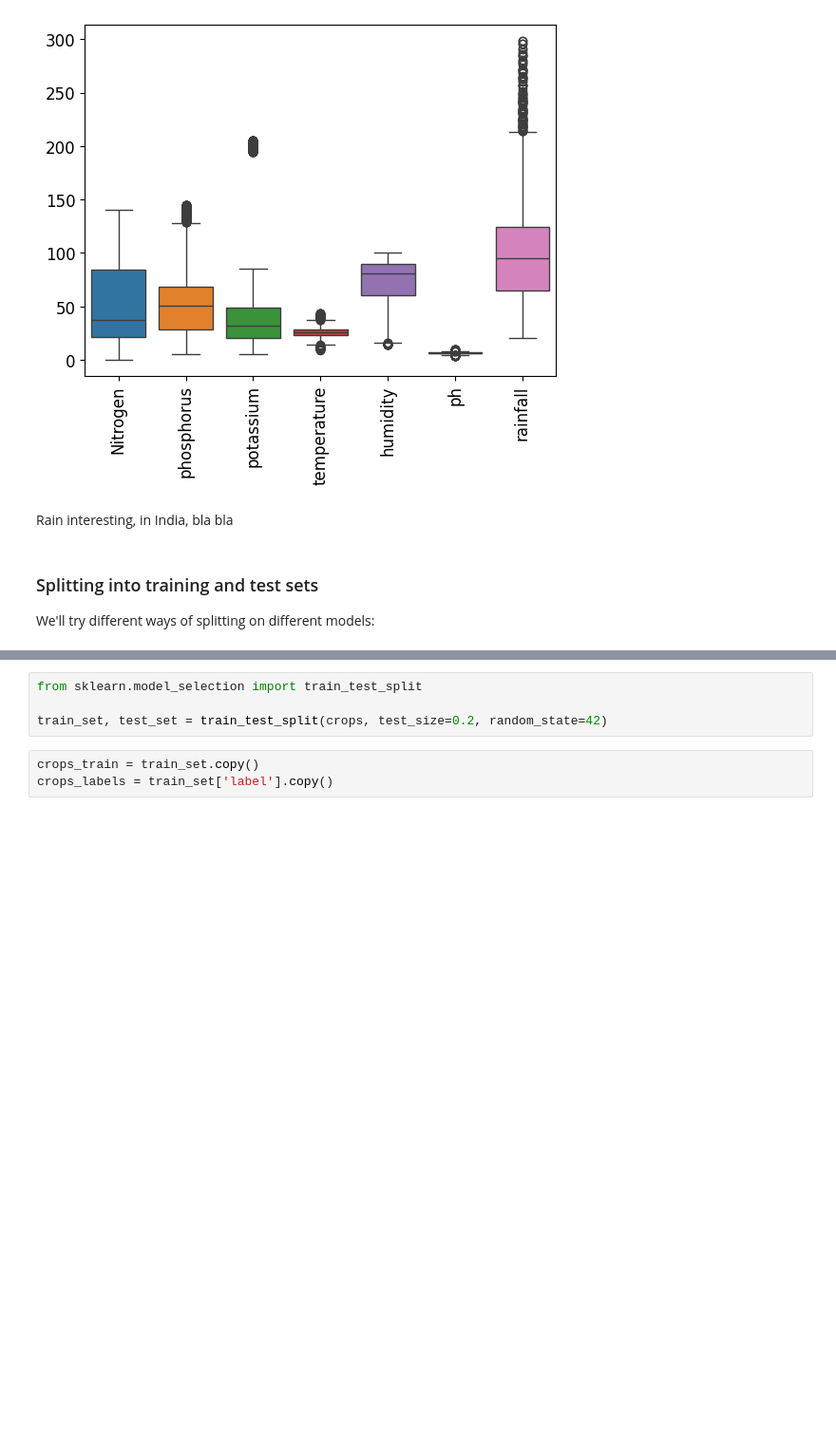
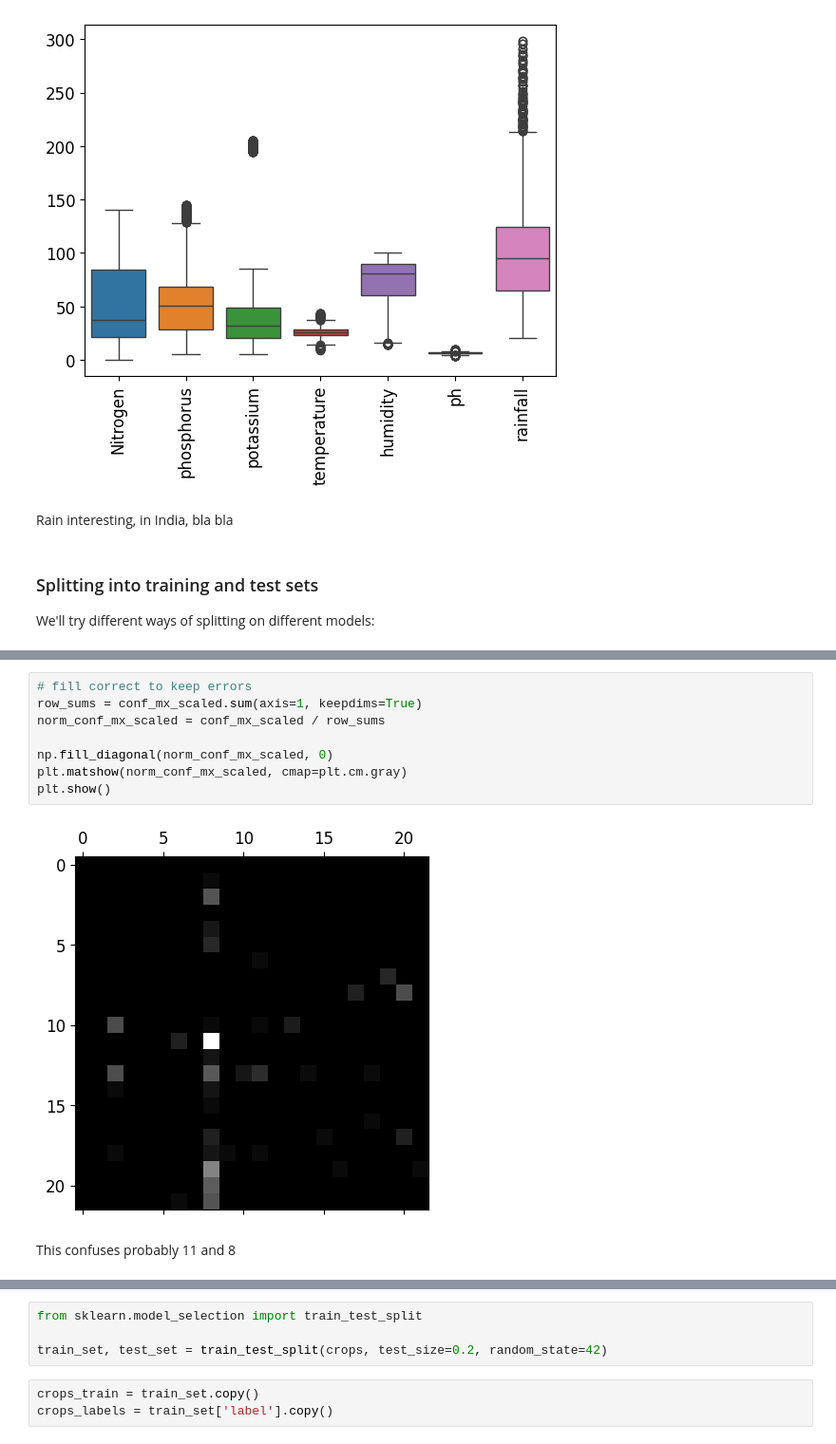
Before and after one commit to Gruppe-H/OLA2, a Jupyter notebook: Exercise.ipynb, the cells around one changed output, grey strips where cells are left out. Shown at 95% size. Saved outputs shown, nothing was run; the diff lists cells and outputs as text; blank space fills up the shorter version.

```diff
--- a/Exercise.ipynb
+++ b/Exercise.ipynb
@@ -121,0 +323,12 @@ With one-hot encoding on label and linear regression:
+# %%
+# fill correct to keep errors
+row_sums = conf_mx_scaled.sum(axis=1, keepdims=True)
+norm_conf_mx_scaled = conf_mx_scaled / row_sums
+
+np.fill_diagonal(norm_conf_mx_scaled, 0)
+plt.matshow(norm_conf_mx_scaled, cmap=plt.cm.gray)
+plt.show()
+# %% [output]
+[figure, added]
+# %% [markdown]
+This confuses probably 11 and 8
```
Also changed, not shown: parts of 49 cells of this notebook.
